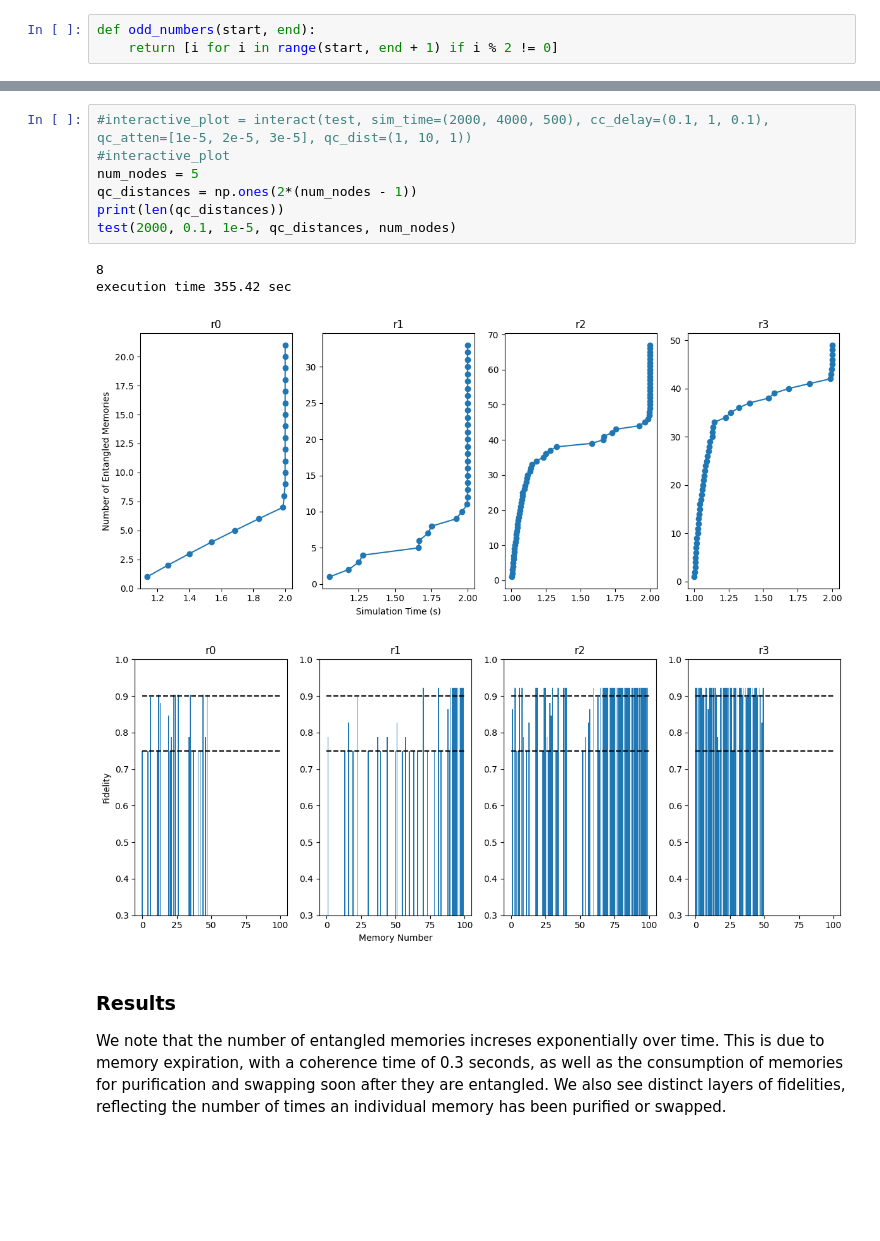
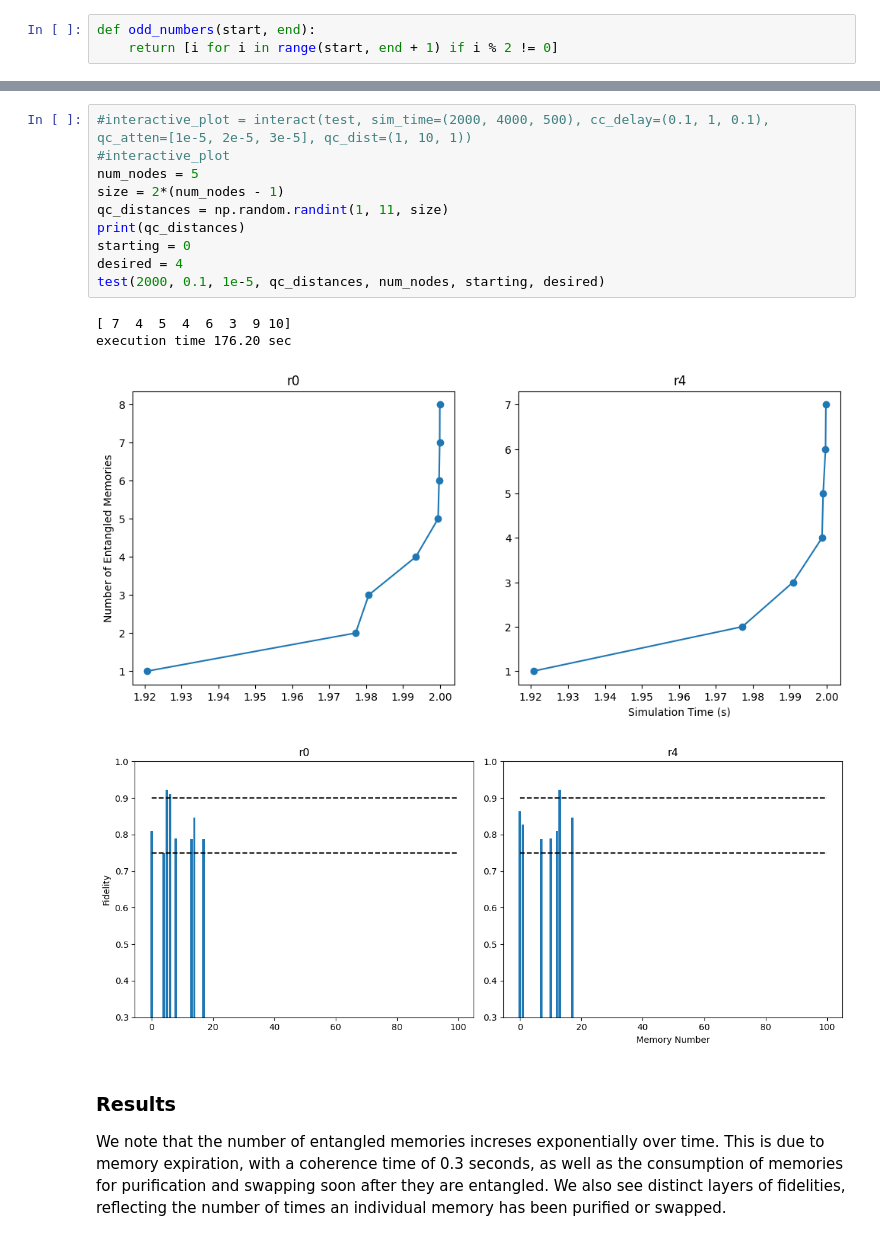
Before and after one commit to cwhowe/SeQUeNCe, a Jupyter notebook: example/Multi_Node_Network copy.ipynb, the cells around one changed output, grey strips where cells are left out. Cells and saved outputs as stored; diff of their text form; blank space fills up the shorter version.

```diff
--- a/example/Multi_Node_Network copy.ipynb
+++ b/example/Multi_Node_Network copy.ipynb
@@ -274,15 +235,18 @@ def test(sim_time, cc_delay, qc_atten, qc_dist, num_nodes):
 # %%
 #interactive_plot = interact(test, sim_time=(2000, 4000, 500), cc_delay=(0.1, 1, 0.1), qc_atten=[1e-5, 2e-5, 3e-5], qc_dist=(1, 10, 1))
 #interactive_plot
 num_nodes = 5
-qc_distances = np.ones(2*(num_nodes - 1))
-print(len(qc_distances))
-test(2000, 0.1, 1e-5, qc_distances, num_nodes)
+size = 2*(num_nodes - 1)
+qc_distances = np.random.randint(1, 11, size)
+print(qc_distances)
+starting = 0
+desired = 4
+test(2000, 0.1, 1e-5, qc_distances, num_nodes, starting, desired)
 # %% [output]
-8
-execution time 355.42 sec
+[ 7  4  5  4  6  3  9 10]
+execution time 176.20 sec
-[figure, old version]
+[figure, new version]
-[figure, old version]
+[figure, new version]
 # %% [markdown]
 ### Results
 
```
Also changed, not shown: parts of 1 cell of this notebook.
